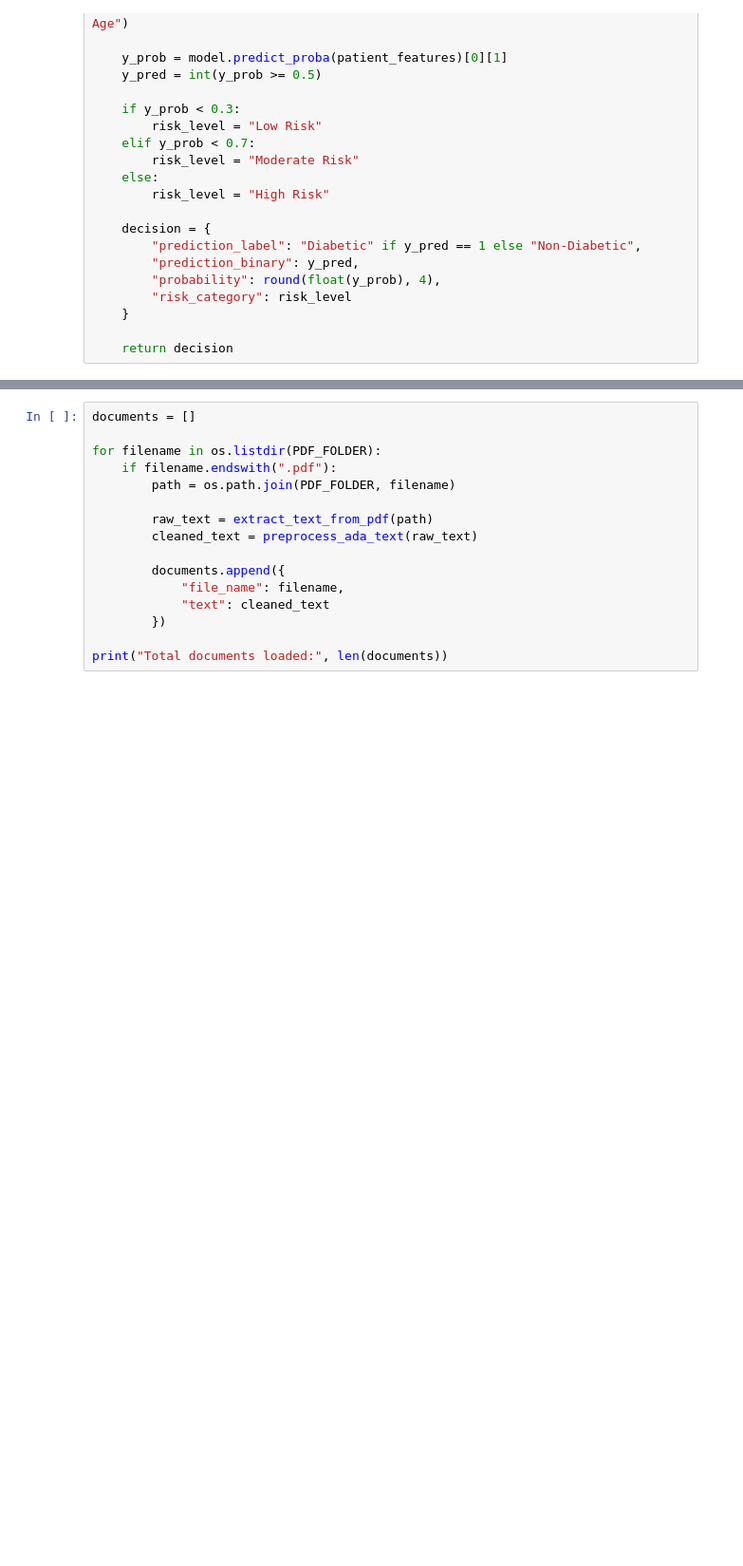
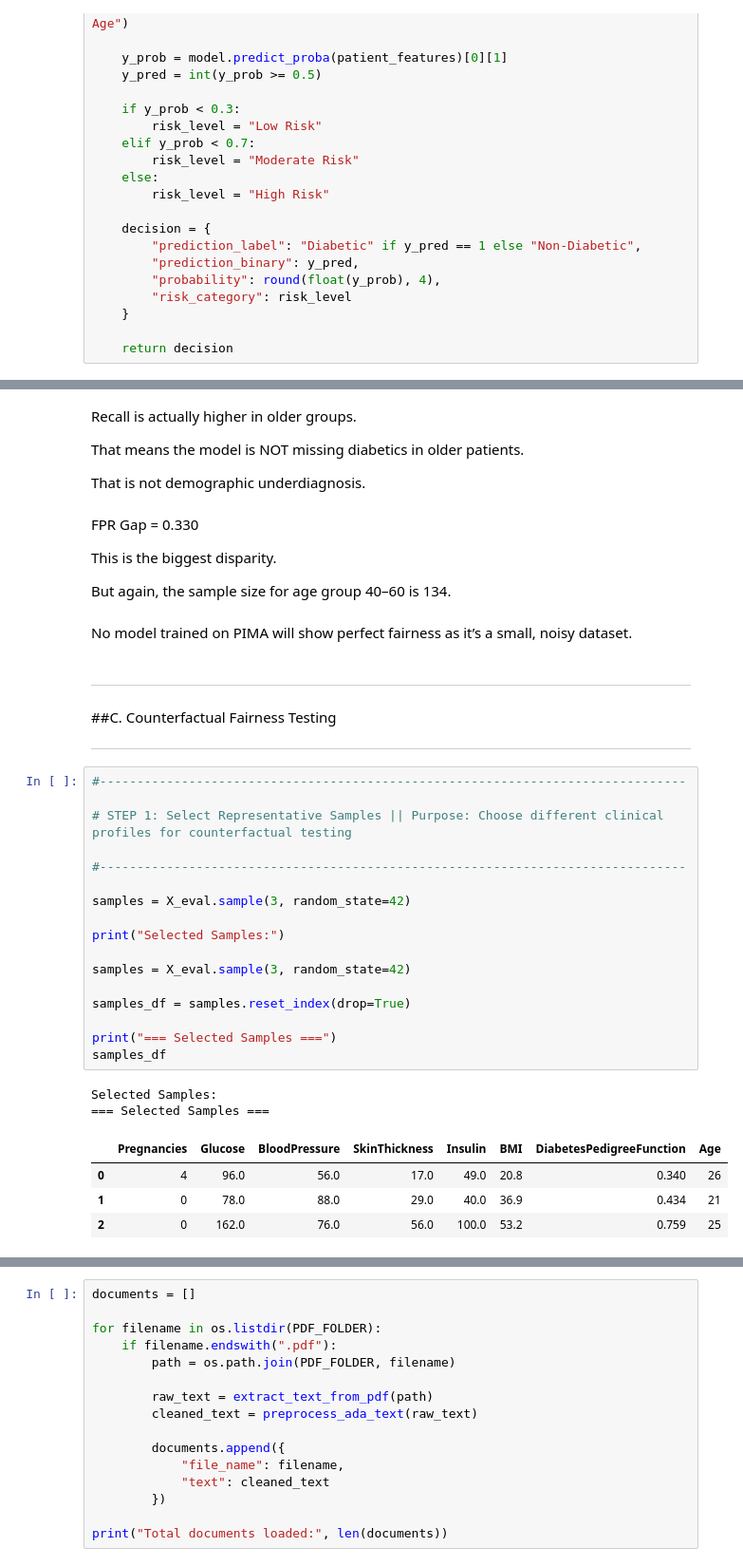
Before and after one commit to SummerNova25/BARAG, a Jupyter notebook: BARAG.ipynb, the cells around one changed output, grey strips where cells are left out. Shown at 95% size. Saved outputs shown, nothing was run; the diff lists cells and outputs as text; blank space fills up the shorter version.

```diff
--- a/BARAG.ipynb
+++ b/BARAG.ipynb
@@ -651,0 +790,44 @@ def preprocess_ada_text(text):
+# %% [markdown]
+Recall is actually higher in older groups.
+
+That means the model is NOT missing diabetics in older patients.
+
+That is not demographic underdiagnosis.
+# %% [markdown]
+FPR Gap = 0.330
+
+This is the biggest disparity.
+
+But again, the sample size for age group 40–60 is 134.
+# %% [markdown]
+No model trained on PIMA will show perfect fairness as it’s a small, noisy dataset.
+# %% [markdown]
+---
+
+##C. Counterfactual Fairness Testing
+
+---
+# %%
+#-------------------------------------------------------------------------------
+
+# STEP 1: Select Representative Samples || Purpose: Choose different clinical profiles for counterfactual testing
+
+#-------------------------------------------------------------------------------
+
+samples = X_eval.sample(3, random_state=42)
+
+print("Selected Samples:")
+
+samples = X_eval.sample(3, random_state=42)
+
+samples_df = samples.reset_index(drop=True)
+
+print("=== Selected Samples ===")
+samples_df
+# %% [output]
+Selected Samples:
+=== Selected Samples ===
+|  | Pregnancies | Glucose | BloodPressure | SkinThickness | Insulin | BMI | DiabetesPedigreeFunction | Age |
+| 0 | 4 | 96.0 | 56.0 | 17.0 | 49.0 | 20.8 | 0.340 | 26 |
+| 1 | 0 | 78.0 | 88.0 | 29.0 | 40.0 | 36.9 | 0.434 | 21 |
+| 2 | 0 | 162.0 | 76.0 | 56.0 | 100.0 | 53.2 | 0.759 | 25 |
```
Also changed, not shown: parts of 64 cells of this notebook.
